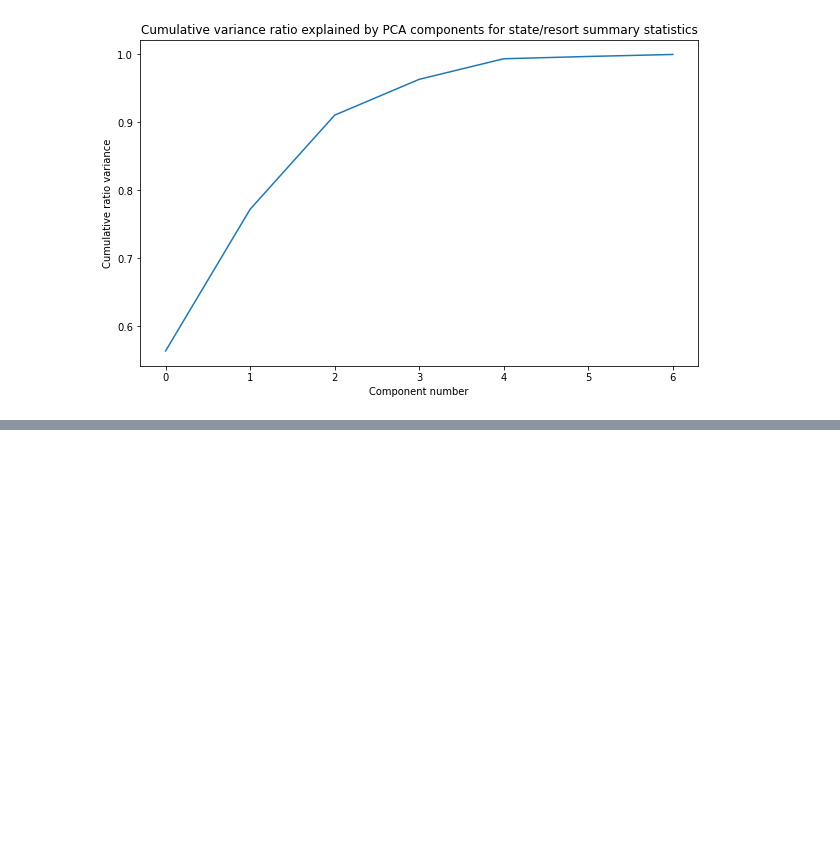
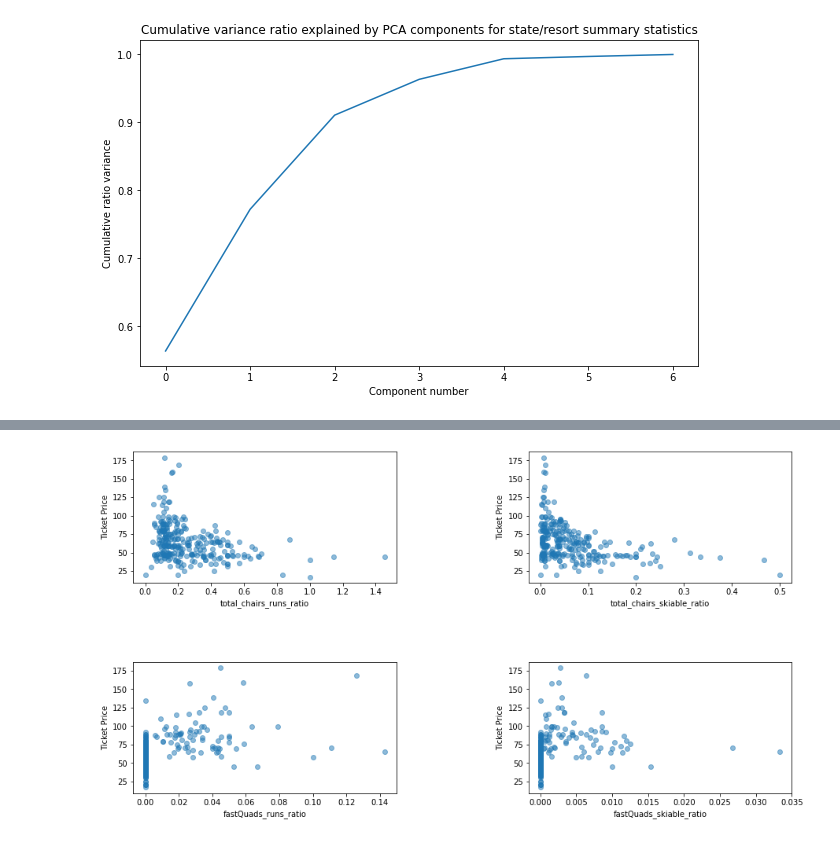
Before and after one commit to AMersman/DataScienceGuidedCapstone, a Jupyter notebook: Notebooks/3.ExploratoryDataAnalysis_GuidedCapstone.ipynb, the cells around one changed output, grey strips where cells are left out. Saved outputs shown, nothing was run; the diff lists cells and outputs as text; code cells hidden in the pictures; blank space fills up the shorter version.

```diff
--- a/Notebooks/3.ExploratoryDataAnalysis_GuidedCapstone.ipynb
+++ b/Notebooks/3.ExploratoryDataAnalysis_GuidedCapstone.ipynb
@@ -518,0 +600,5 @@ ski_data.head().T
+# %%
+scatterplots(['total_chairs_runs_ratio', 'total_chairs_skiable_ratio',
+              'fastQuads_runs_ratio', 'fastQuads_skiable_ratio'], ncol=2)
+# %% [output]
+[figure, added]
```
Also changed, not shown: parts of 56 cells of this notebook.
